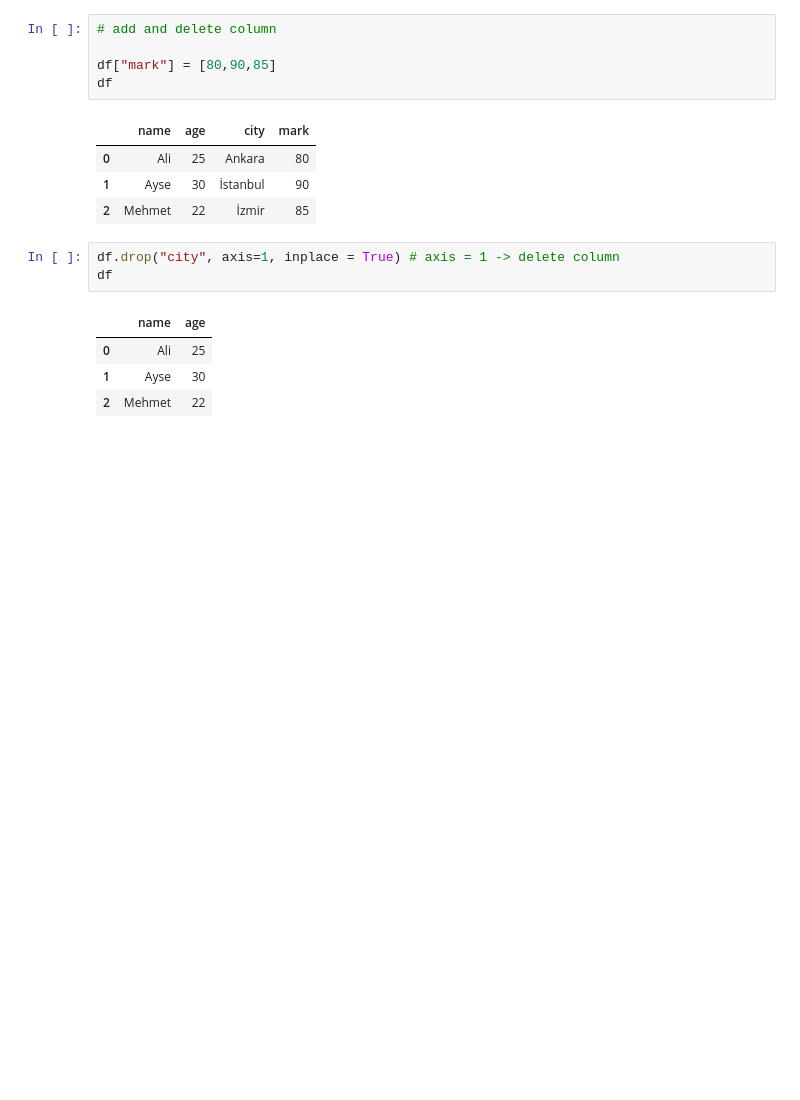
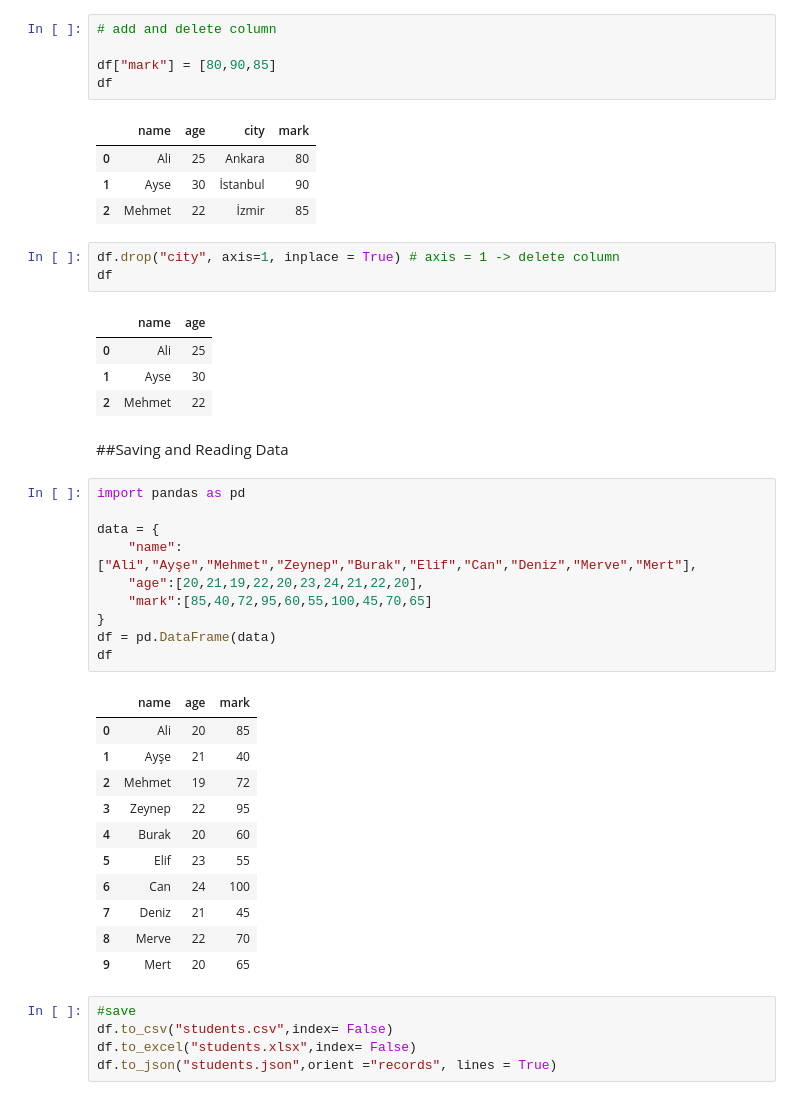
Before and after one commit to sevdeaslanturkiyeli/AI_Development_Bootcamp, a Jupyter notebook: 02_pandas_library.ipynb, the cells around one changed output. Saved outputs shown, nothing was run; the diff lists cells and outputs as text; blank space fills up the shorter version.

Commit message:
Pandas library done

```diff
--- a/02_pandas_library.ipynb
+++ b/02_pandas_library.ipynb
@@ -270,3 +272,32 @@ df
 | 0 | Ali | 25 |
 | 1 | Ayse | 30 |
 | 2 | Mehmet | 22 |
+# %% [markdown]
+##Saving and Reading Data
+# %%
+import pandas as pd
+
+data = {
+    "name":["Ali","Ayşe","Mehmet","Zeynep","Burak","Elif","Can","Deniz","Merve","Mert"],
+    "age":[20,21,19,22,20,23,24,21,22,20],
+    "mark":[85,40,72,95,60,55,100,45,70,65]
+}
+df = pd.DataFrame(data)
+df
+# %% [output]
+|  | name | age | mark |
+| 0 | Ali | 20 | 85 |
+| 1 | Ayşe | 21 | 40 |
+| 2 | Mehmet | 19 | 72 |
+| 3 | Zeynep | 22 | 95 |
+| 4 | Burak | 20 | 60 |
+| 5 | Elif | 23 | 55 |
+| 6 | Can | 24 | 100 |
+| 7 | Deniz | 21 | 45 |
+| 8 | Merve | 22 | 70 |
+| 9 | Mert | 20 | 65 |
+# %%
+#save
+df.to_csv("students.csv",index= False)
+df.to_excel("students.xlsx",index= False)
+df.to_json("students.json",orient ="records", lines = True)
```
Also changed, not shown: parts of 70 cells of this notebook.
